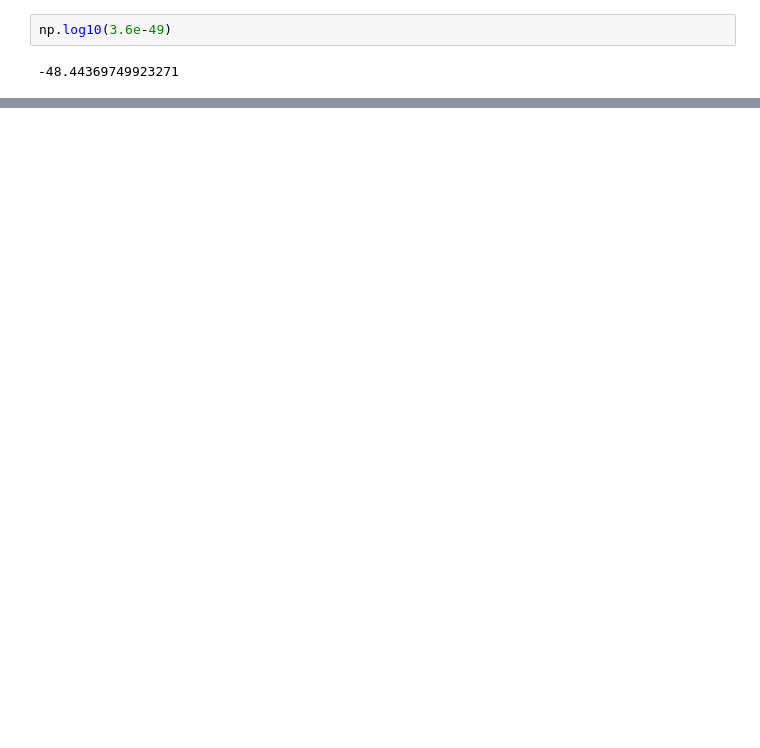
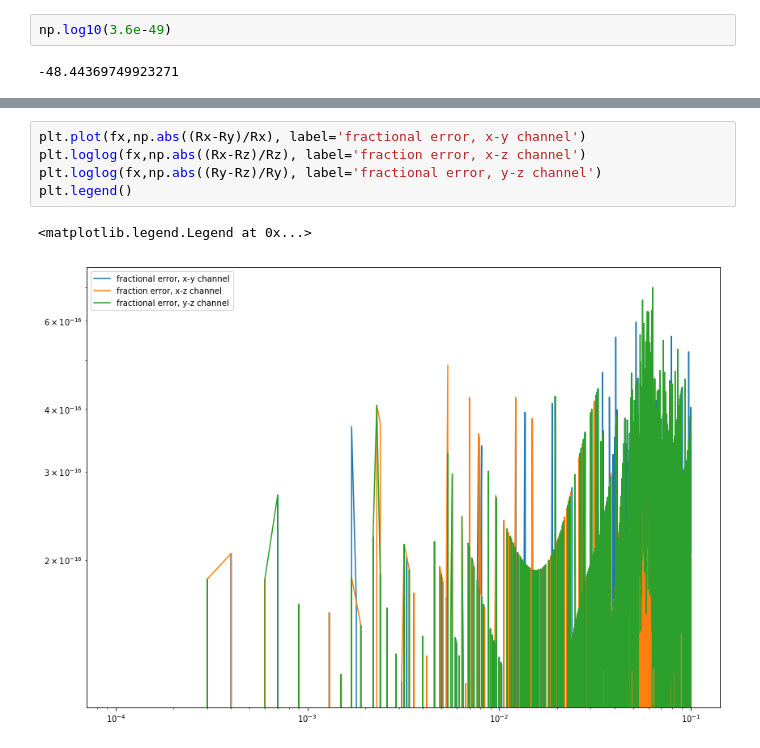
Before and after one commit to sharanbngr/blip, a Jupyter notebook: Notebooks/mldc_spectra.ipynb, the cells around one changed output, grey strips where cells are left out. Drawn from its saved outputs; the diff is of its cells as text; blank space fills up the shorter version.

```diff
--- a/Notebooks/mldc_spectra.ipynb
+++ b/Notebooks/mldc_spectra.ipynb
@@ -304,0 +345,8 @@ def tdi_isgwb_xyz_response(f0):
+# %%
+plt.plot(fx,np.abs((Rx-Ry)/Rx), label='fractional error, x-y channel')
+plt.loglog(fx,np.abs((Rx-Rz)/Rz), label='fraction error, x-z channel')
+plt.loglog(fx,np.abs((Ry-Rz)/Ry), label='fractional error, y-z channel')
+plt.legend()
+# %% [output]
+<matplotlib.legend.Legend at 0x...>
+[figure, added]
```
Also changed, not shown: parts of 16 cells of this notebook, 3 other files.
